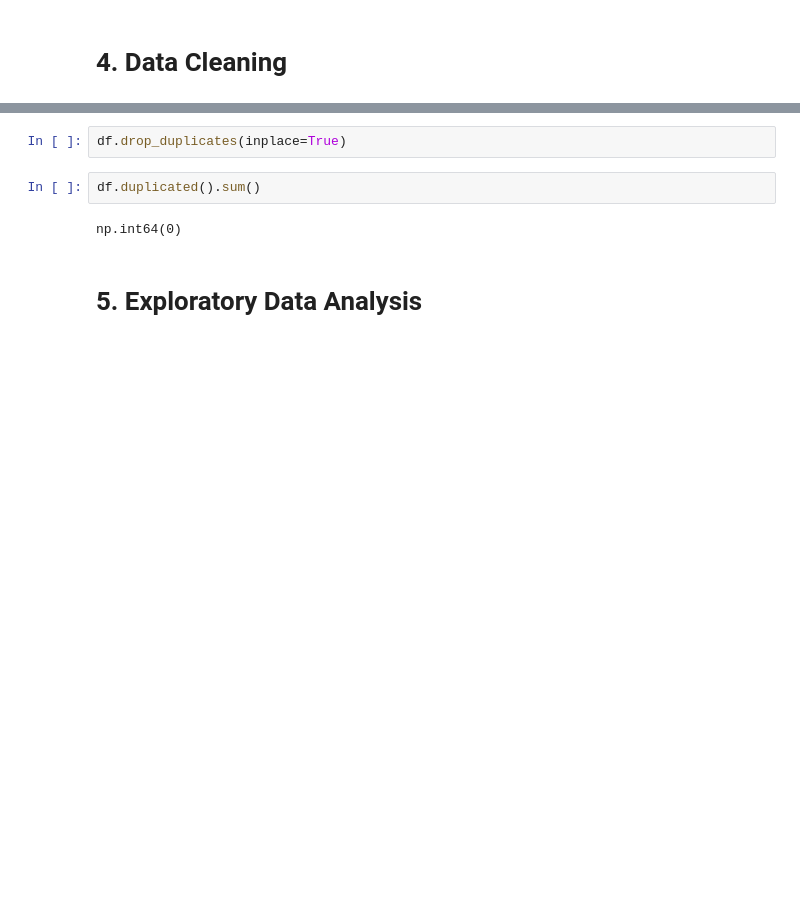
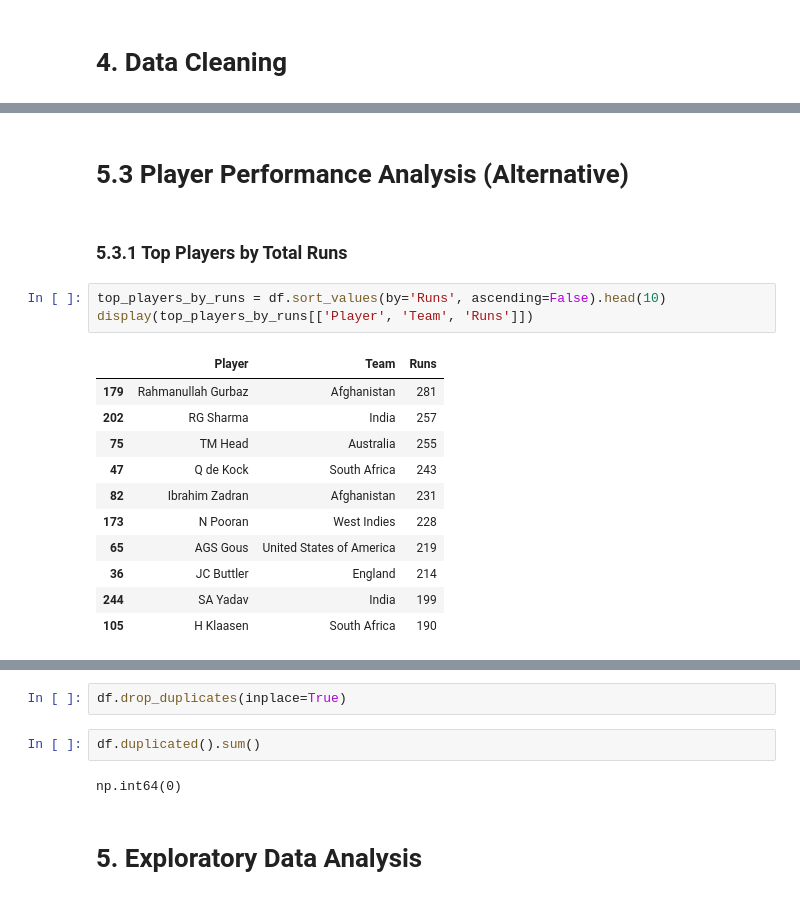
Before and after one commit to usama488/Data-science, a Jupyter notebook: (EDA)_of_the_2022_T20_World_Cup.ipynb, the cells around one changed output, grey strips where cells are left out. Saved outputs shown, nothing was run; the diff lists cells and outputs as text; blank space fills up the shorter version.

```diff
--- a/(EDA)_of_the_2022_T20_World_Cup.ipynb
+++ b/(EDA)_of_the_2022_T20_World_Cup.ipynb
@@ -99,0 +117,19 @@ dtype: int64
+# %% [markdown]
+# 5.3 Player Performance Analysis (Alternative)
+# %% [markdown]
+### 5.3.1 Top Players by Total Runs
+# %%
+top_players_by_runs = df.sort_values(by='Runs', ascending=False).head(10)
+display(top_players_by_runs[['Player', 'Team', 'Runs']])
+# %% [output]
+|  | Player | Team | Runs |
+| 179 | Rahmanullah Gurbaz | Afghanistan | 281 |
+| 202 | RG Sharma | India | 257 |
+| 75 | TM Head | Australia | 255 |
+| 47 | Q de Kock | South Africa | 243 |
+| 82 | Ibrahim Zadran | Afghanistan | 231 |
+| 173 | N Pooran | West Indies | 228 |
+| 65 | AGS Gous | United States of America | 219 |
+| 36 | JC Buttler | England | 214 |
+| 244 | SA Yadav | India | 199 |
+| 105 | H Klaasen | South Africa | 190 |
```
Also changed, not shown: parts of 46 cells of this notebook.
